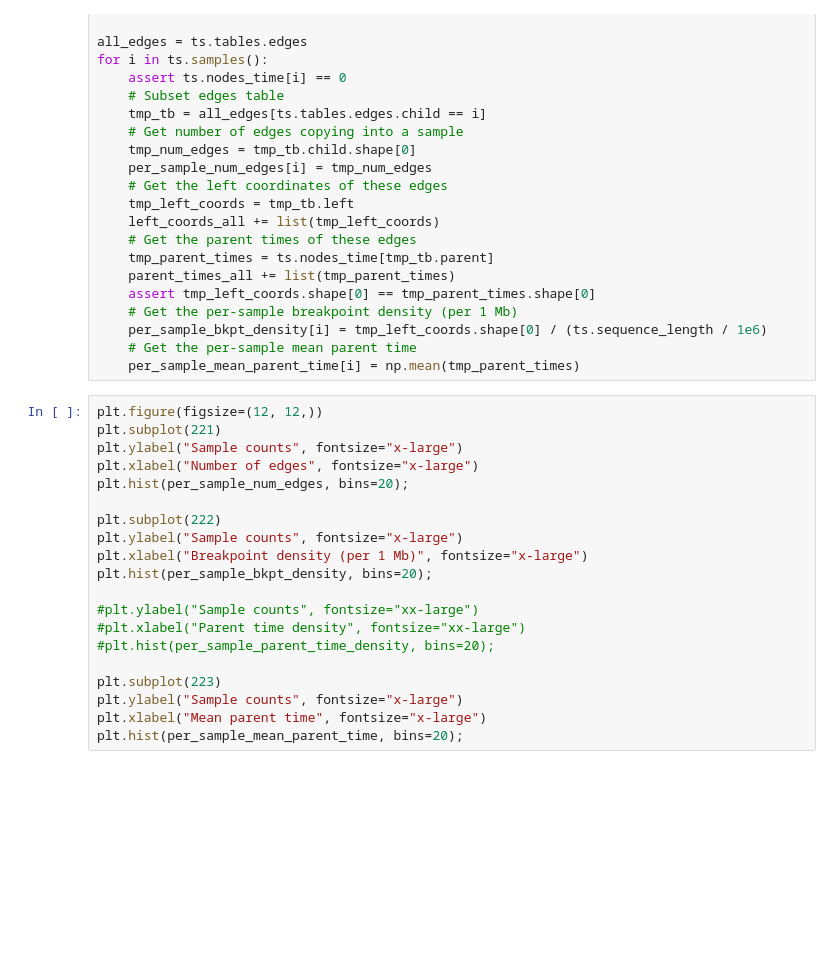
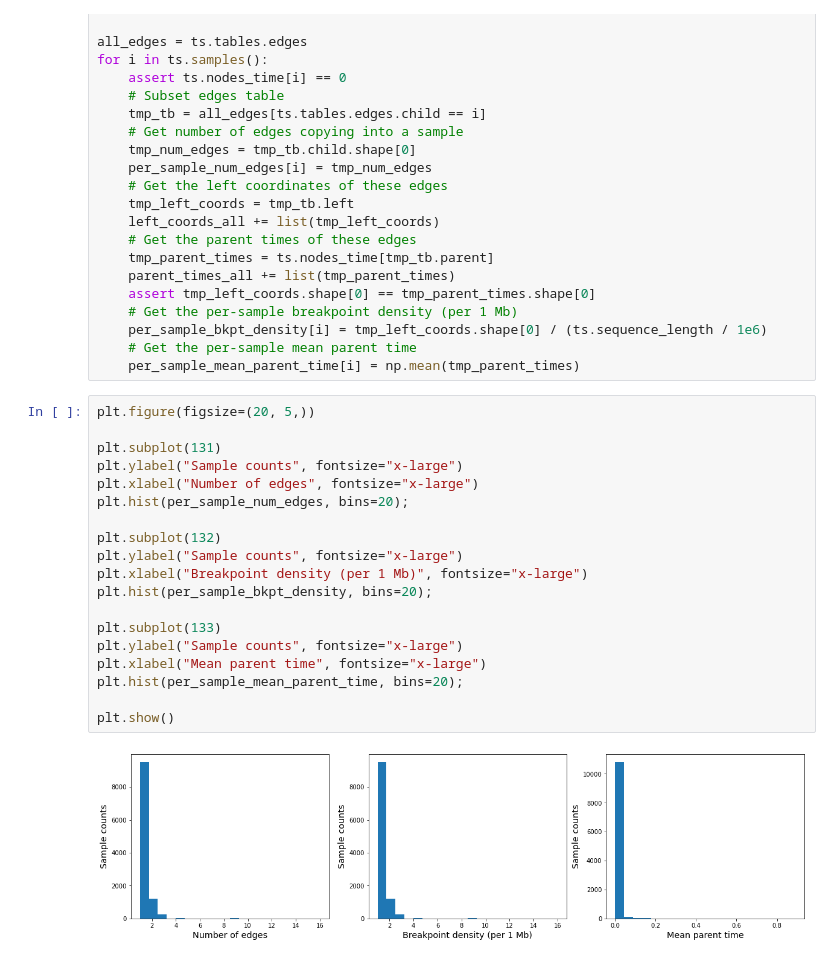
Before and after one commit to szhan/tsimpute, a Jupyter notebook: notebooks/inspect_ts.ipynb, the cells around one changed output. Cells and saved outputs as stored; diff of their text form; blank space fills up the shorter version.

```diff
--- a/notebooks/inspect_ts.ipynb
+++ b/notebooks/inspect_ts.ipynb
@@ -278,23 +301,24 @@ for i in ts.samples():
     # Get the per-sample mean parent time
     per_sample_mean_parent_time[i] = np.mean(tmp_parent_times)
 # %%
-plt.figure(figsize=(12, 12,))
-plt.subplot(221)
+plt.figure(figsize=(20, 5,))
+
+plt.subplot(131)
 plt.ylabel("Sample counts", fontsize="x-large")
 plt.xlabel("Number of edges", fontsize="x-large")
 plt.hist(per_sample_num_edges, bins=20);
 
-plt.subplot(222)
+plt.subplot(132)
 plt.ylabel("Sample counts", fontsize="x-large")
 plt.xlabel("Breakpoint density (per 1 Mb)", fontsize="x-large")
 plt.hist(per_sample_bkpt_density, bins=20);
 
-#plt.ylabel("Sample counts", fontsize="xx-large")
-#plt.xlabel("Parent time density", fontsize="xx-large")
-#plt.hist(per_sample_parent_time_density, bins=20);
-
-plt.subplot(223)
+plt.subplot(133)
 plt.ylabel("Sample counts", fontsize="x-large")
 plt.xlabel("Mean parent time", fontsize="x-large")
 plt.hist(per_sample_mean_parent_time, bins=20);
+
+plt.show()
+# %% [output]
+[figure, added]
 # %%
```
Also changed, not shown: parts of 9 cells of this notebook.
